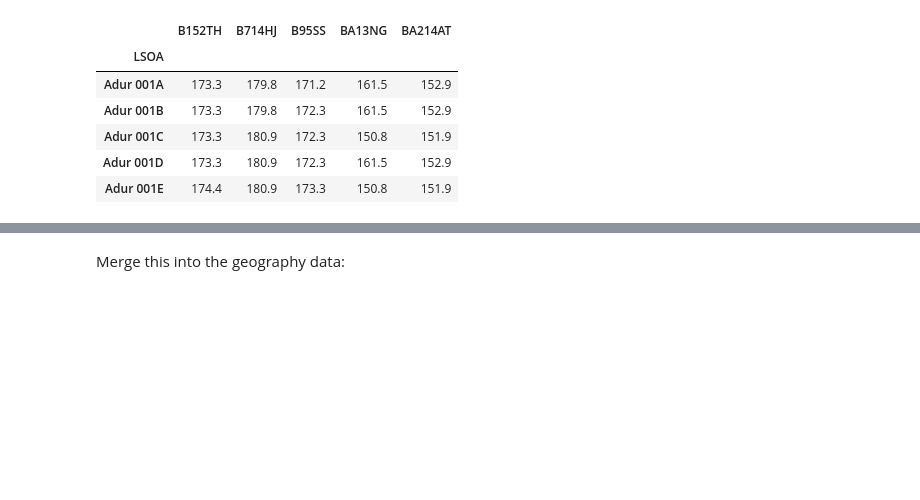
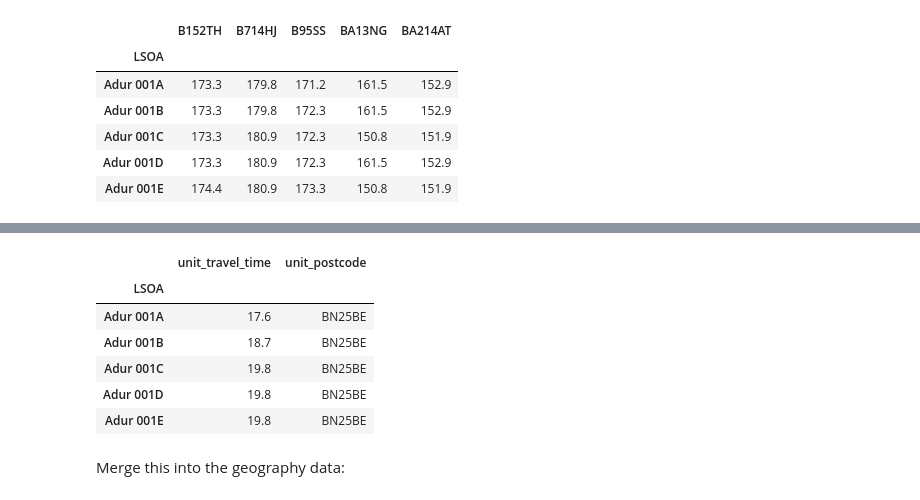
Before and after one commit to stroke-modelling/stroke-maps, a Jupyter notebook: docs/05_maps_value.ipynb, the cells around one changed output, grey strips where cells are left out. Cells and saved outputs as stored; diff of their text form; code cells hidden in the pictures; blank space fills up the shorter version.

```diff
--- a/docs/05_maps_value.ipynb
+++ b/docs/05_maps_value.ipynb
@@ -65,3 +77,16 @@ df_catchment.head(5)
+# %%
+df_catchment_mt = stroke_maps.catchment.find_nearest_unit(
+    df_travel_lsoa[postcodes_mt])
+
+df_catchment_mt.head(5)
+# %% [output]
+|  | unit_travel_time | unit_postcode |
+| LSOA |  |  |
+| Adur 001A | 17.6 | BN25BE |
+| Adur 001B | 18.7 | BN25BE |
+| Adur 001C | 19.8 | BN25BE |
+| Adur 001D | 19.8 | BN25BE |
+| Adur 001E | 19.8 | BN25BE |
 # %% [markdown]
 Merge this into the geography data:
 # %%
```
Also changed, not shown: parts of 11 cells of this notebook.
